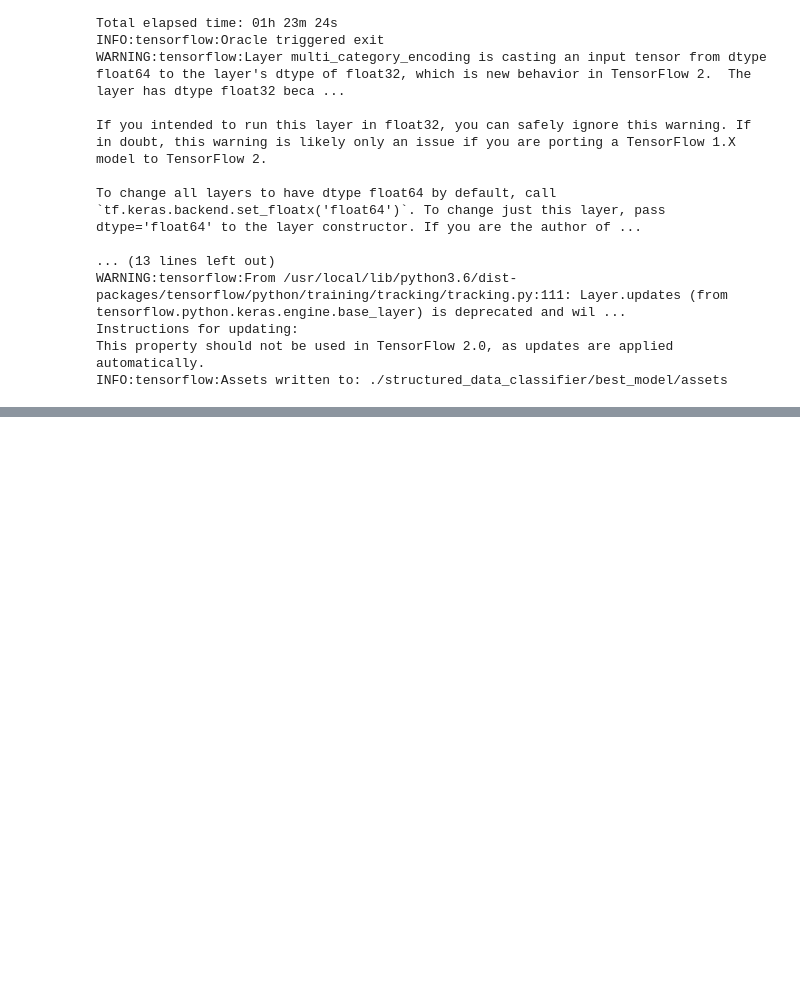
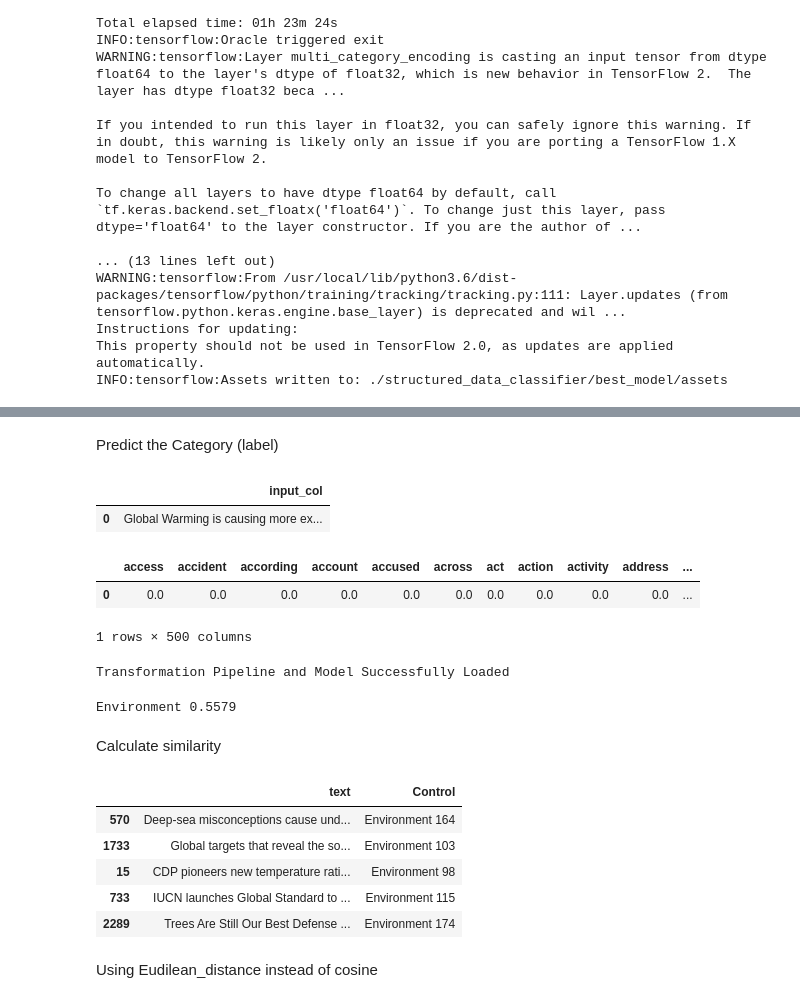
Before and after one commit to Qiwei97/Machine-Learning-Models, a Jupyter notebook: NLP Projects/Recommender System (TF-IDF).ipynb, the cells around one changed output, grey strips where cells are left out. Saved outputs shown, nothing was run; the diff lists cells and outputs as text; code cells hidden in the pictures; blank space fills up the shorter version.

```diff
--- a/NLP Projects/Text Classification (TF-IDF).ipynb
+++ b/NLP Projects/Recommender System (TF-IDF).ipynb
@@ -477,0 +480,46 @@ AttributeError: ignored
+# %% [markdown]
+Predict the Category (label)
+# %%
+new_text = 'Global Warming is causing more extreme weather conditions.'
+
+data = {'input_col': [new_text]}
+
+df_data = pd.DataFrame(data)
+
+df_data
+# %% [output]
+|  | input_col |
+| 0 | Global Warming is causing more ex... |
+# %%
+tf1 = joblib.load('tfidf.joblib')
+
+# Create new tfidfVectorizer with old vocabulary
+
+tfidf_vect = TfidfVectorizer(analyzer='word', token_pattern=r'\w{1,}',
+                             max_features=500, strip_accents='ascii',
+                             stop_words = "english", lowercase = True,
+                             vocabulary = tf1)
+
+df_tf = tfidf_vect.fit_transform(df_data['input_col'])
+
+df_tf = pd.DataFrame(df_tf.toarray(), columns=tfidf_vect.get_feature_names())
+
+df_tf
+# %% [output]
+|  | access | accident | according | account | accused | across | act | action | activity | address | ... |
+| 0 | 0.0 | 0.0 | 0.0 | 0.0 | 0.0 | 0.0 | 0.0 | 0.0 | 0.0 | 0.0 | ... |
+1 rows × 500 columns
+# %%
+lr = load_model('Text_Classifier')
+
+predictions = predict_model(lr, data = df_tf)
+
+category, score = predictions.Label.values[0], predictions.Score.values[0]
+# %% [output]
+Transformation Pipeline and Model Successfully Loaded
+# %%
+print(category, score)
+# %% [output]
+Environment 0.5579
+# %% [markdown]
+Calculate similarity
@@ -477,0 +573,11 @@ AttributeError: ignored
+# %%
+recommend(new_text, category)
+# %% [output]
+|  | text | Control |
+| 570 | Deep-sea misconceptions cause und... | Environment 164 |
+| 1733 | Global targets that reveal the so... | Environment 103 |
+| 15 | CDP pioneers new temperature rati... | Environment 98 |
+| 733 | IUCN launches Global Standard to ... | Environment 115 |
+| 2289 | Trees Are Still Our Best Defense ... | Environment 174 |
+# %% [markdown]
+Using Eudilean_distance instead of cosine
```
Also changed, not shown: parts of 16 cells of this notebook.
